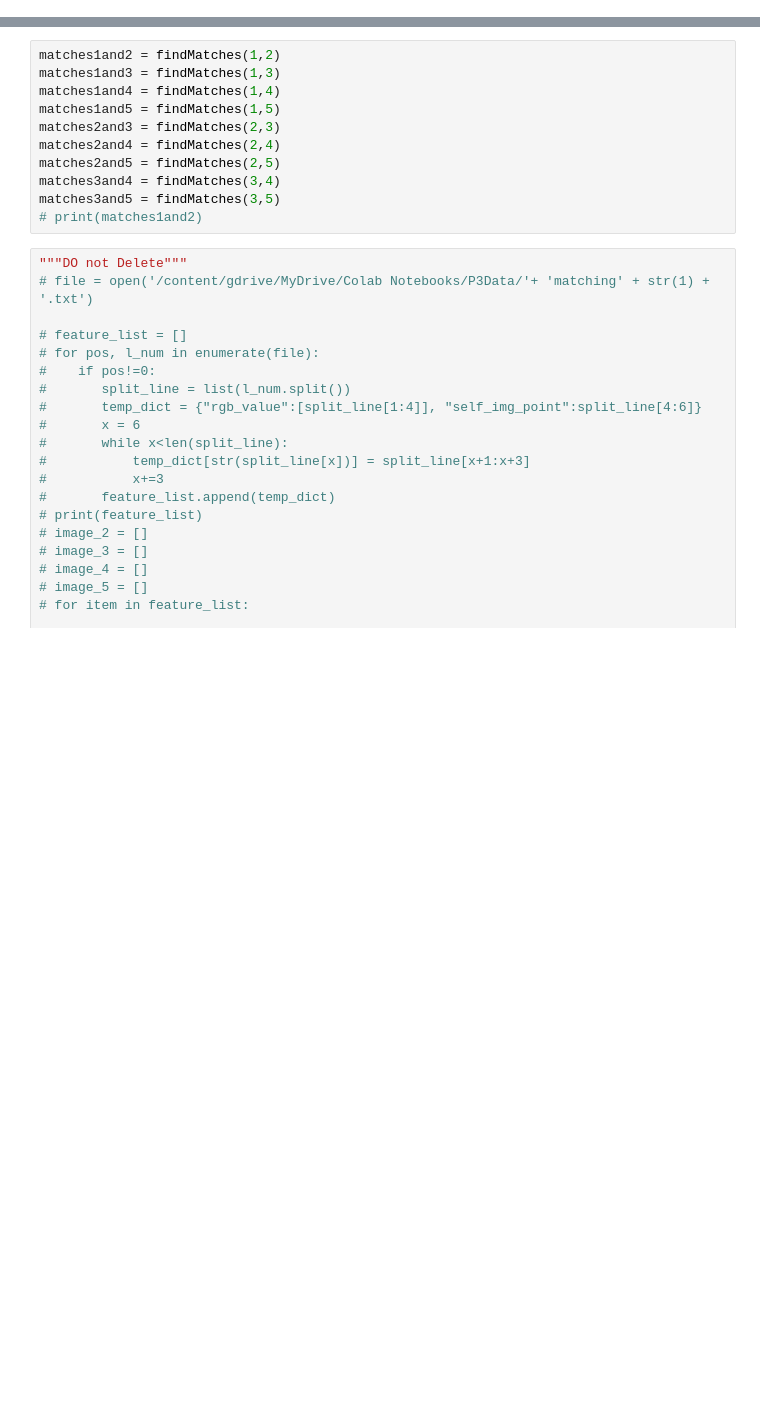
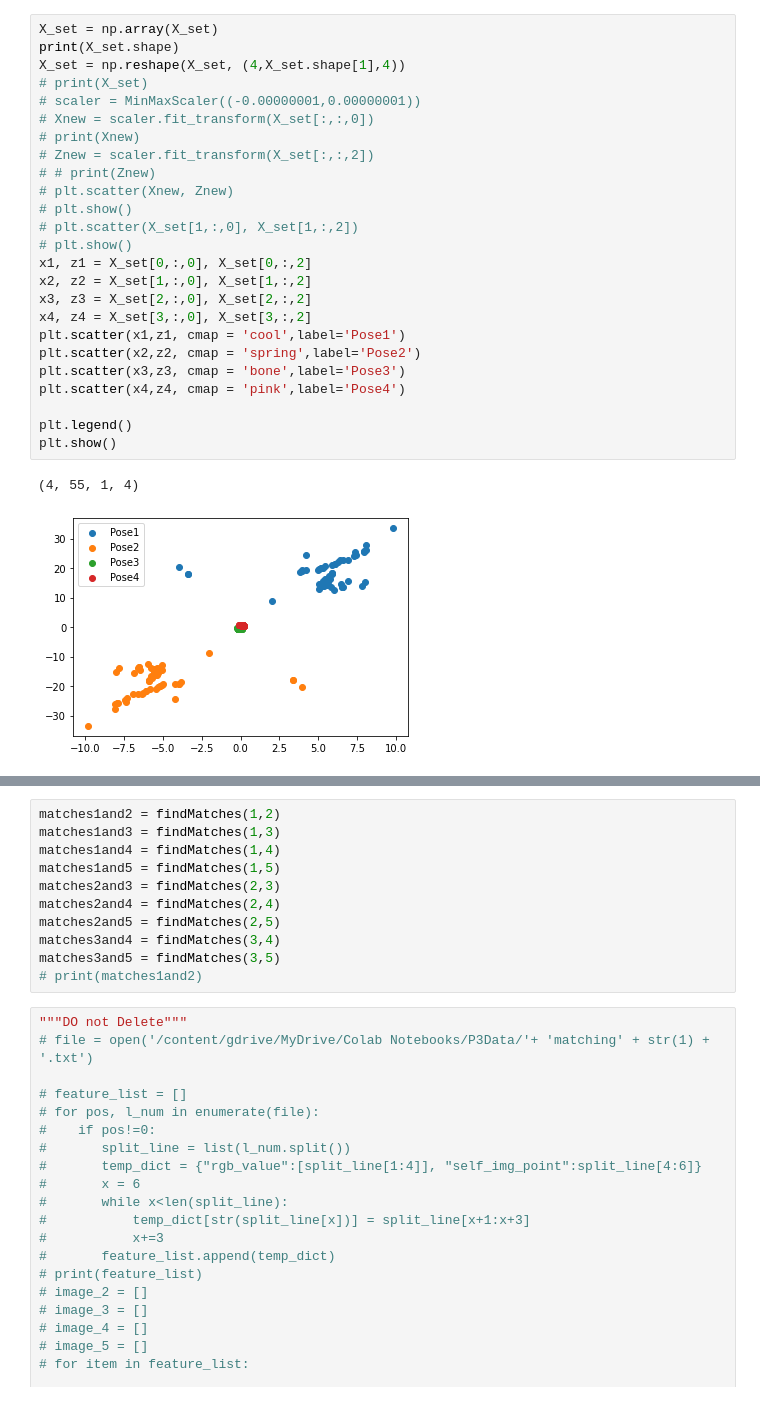
Before and after one commit to venk221/SfM, a Jupyter notebook: SfM_try1.ipynb, the cells around one changed output, grey strips where cells are left out. Saved outputs shown, nothing was run; the diff lists cells and outputs as text; blank space fills up the shorter version.

```diff
--- a/SfM_try1.ipynb
+++ b/SfM_try1.ipynb
@@ -382,2 +421,30 @@ def LinearTriangulation():
+# %%
+X_set = np.array(X_set)
+print(X_set.shape)
+X_set = np.reshape(X_set, (4,X_set.shape[1],4))
+# print(X_set)
+# scaler = MinMaxScaler((-0.00000001,0.00000001))
+# Xnew = scaler.fit_transform(X_set[:,:,0])
+# print(Xnew)
+# Znew = scaler.fit_transform(X_set[:,:,2])
+# # print(Znew)
+# plt.scatter(Xnew, Znew)
+# plt.show()
+# plt.scatter(X_set[1,:,0], X_set[1,:,2])
+# plt.show()
+x1, z1 = X_set[0,:,0], X_set[0,:,2]
+x2, z2 = X_set[1,:,0], X_set[1,:,2]
+x3, z3 = X_set[2,:,0], X_set[2,:,2]
+x4, z4 = X_set[3,:,0], X_set[3,:,2]
+plt.scatter(x1,z1, cmap = 'cool',label='Pose1')
+plt.scatter(x2,z2, cmap = 'spring',label='Pose2')
+plt.scatter(x3,z3, cmap = 'bone',label='Pose3')
+plt.scatter(x4,z4, cmap = 'pink',label='Pose4')
+
+plt.legend()
+plt.show()
+# %% [output]
+(4, 55, 1, 4)
+[figure, added]
 # %%
 def DisambiguateCameraPose(C_all, R_all, X_all):
```
Also changed, not shown: parts of 8 cells of this notebook.
